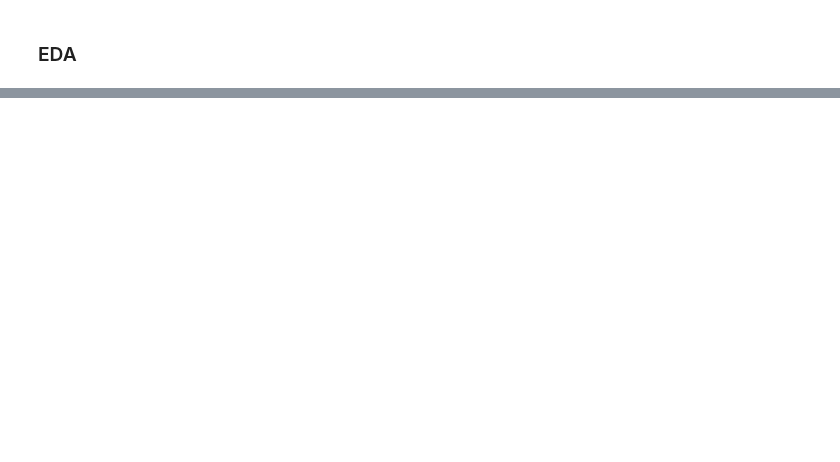
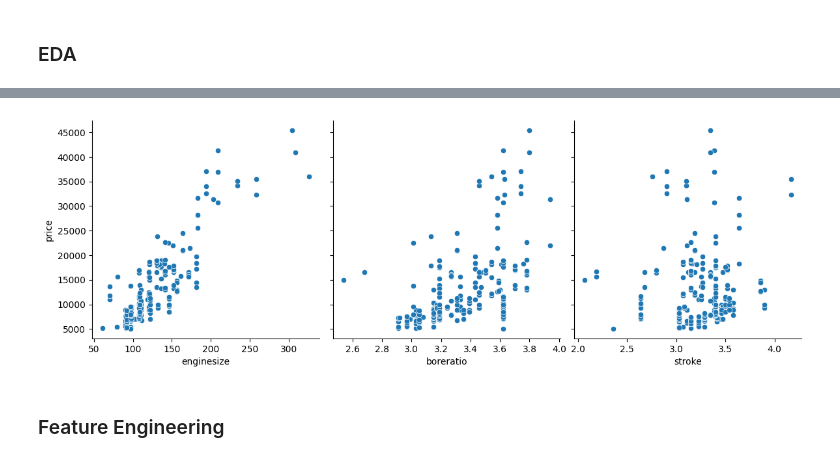
Before and after one commit to Aravind22s/MY-LEARNINGS, a Jupyter notebook: DA-DS-ML-DL/Practice/regression_practice2.ipynb, the cells around one changed output, grey strips where cells are left out. Cells and saved outputs as stored; diff of their text form; code cells hidden in the pictures; blank space fills up the shorter version.

```diff
--- a/DA-DS-ML-DL/Practice/regression_practice2.ipynb
+++ b/DA-DS-ML-DL/Practice/regression_practice2.ipynb
@@ -161,0 +201,11 @@ plt.show()
+# %%
+def pp(x,y,z):
+    sns.pairplot(df, x_vars=[x,y,z], y_vars='price',
+                 size=4, aspect=1, kind='scatter')
+    plt.show()
+
+pp('enginesize', 'boreratio', 'stroke')
+# %% [output]
+[figure, added]
+# %% [markdown]
+### Feature Engineering
```
Also changed, not shown: parts of 30 cells of this notebook.
